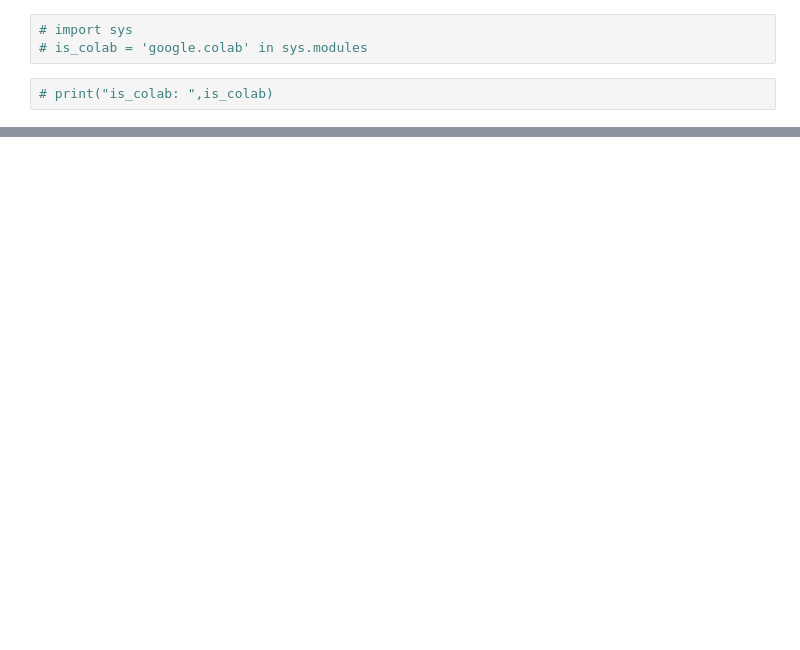
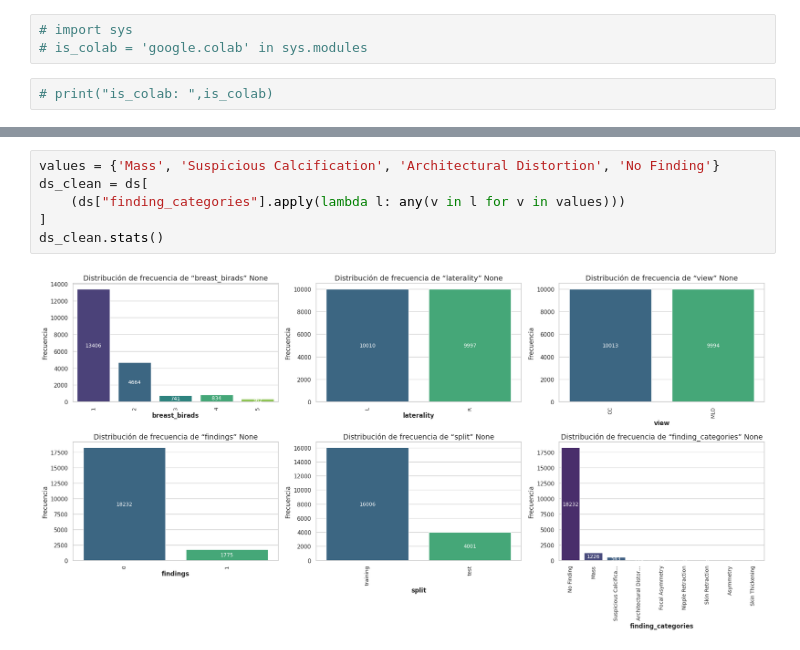
Before and after one commit to emiliodelgadouy/tesis, a Jupyter notebook: 01GenerateDumps.ipynb, the cells around one changed output, grey strips where cells are left out. Cells and saved outputs as stored; diff of their text form; blank space fills up the shorter version.

```diff
--- a/01GenerateDumps.ipynb
+++ b/01GenerateDumps.ipynb
@@ -67,0 +77,8 @@ dataset_balanced[(dataset_balanced["split"]=="training")&(dataset_balanced['find
+# %%
+values = {'Mass', 'Suspicious Calcification', 'Architectural Distortion', 'No Finding'}
+ds_clean = ds[
+    (ds["finding_categories"].apply(lambda l: any(v in l for v in values)))
+]
+ds_clean.stats()
+# %% [output]
+[figure, added]
```
Also changed, not shown: parts of 32 cells of this notebook, 2 other files.
